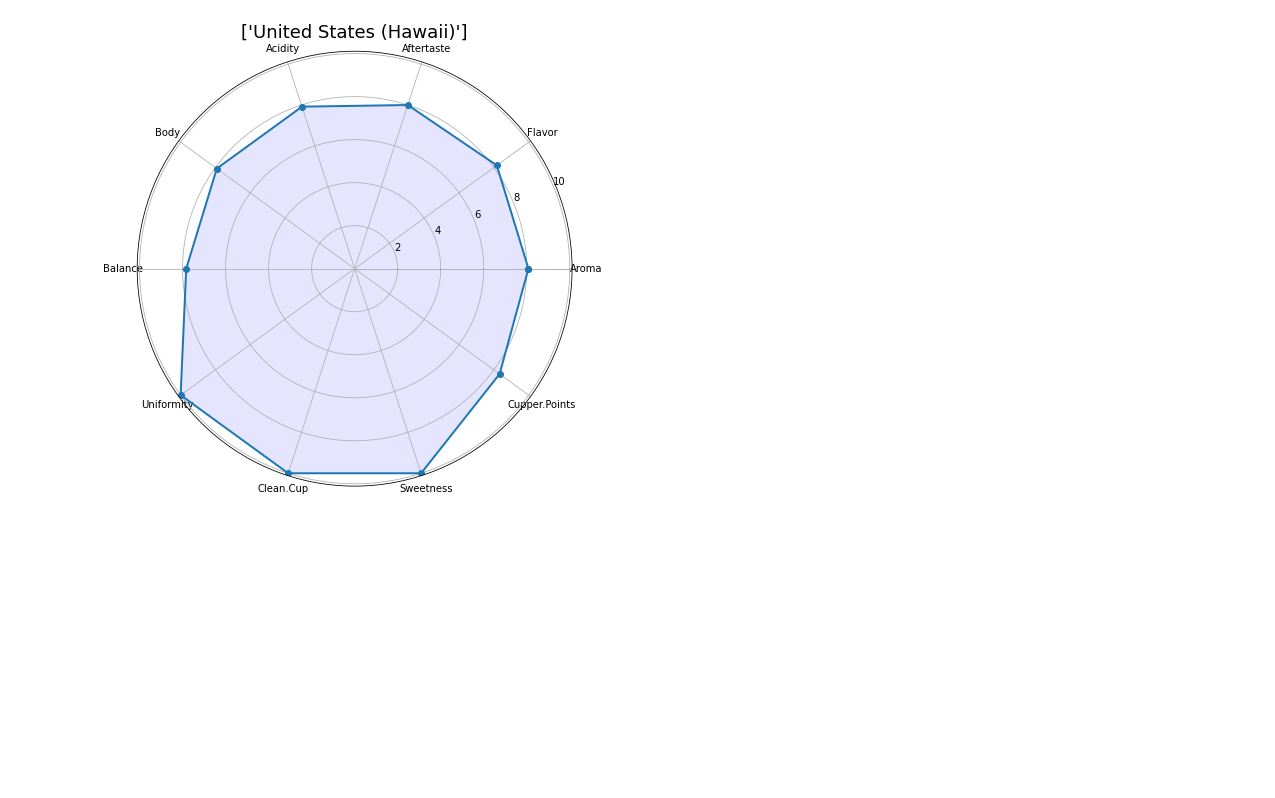
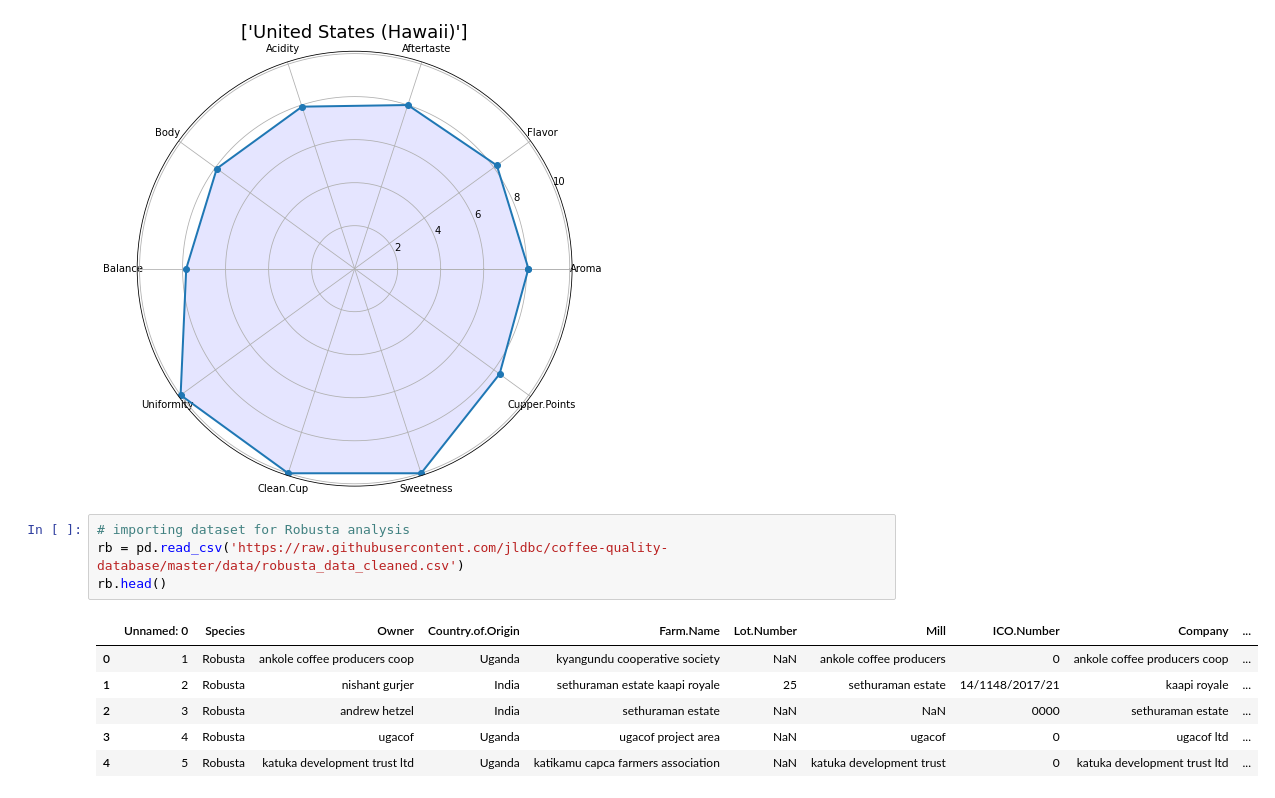
Before and after one commit to caevalareti/data-science-projects, a Jupyter notebook: coffee_quality_analysis.ipynb, the cells around one changed output. Cells and saved outputs as stored; diff of their text form; blank space fills up the shorter version.

```diff
--- a/coffee_quality_analysis.ipynb
+++ b/coffee_quality_analysis.ipynb
@@ -299,3 +299,14 @@ ax.set_title([df.loc[37,"Country.of.Origin"]], y=1, fontdict={'fontsize': 18})
 ax.grid(True)
 # %% [output]
 [figure]
+# %%
+# importing dataset for Robusta analysis
+rb = pd.read_csv('https://raw.githubusercontent.com/jldbc/coffee-quality-database/master/data/robusta_data_cleaned.csv')
+rb.head()
+# %% [output]
+|  | Unnamed: 0 | Species | Owner | Country.of.Origin | Farm.Name | Lot.Number | Mill | ICO.Number | Company | ... |
+| 0 | 1 | Robusta | ankole coffee producers coop | Uganda | kyangundu cooperative society | NaN | ankole coffee producers | 0 | ankole coffee producers coop | ... |
+| 1 | 2 | Robusta | nishant gurjer | India | sethuraman estate kaapi royale | 25 | sethuraman estate | 14/1148/2017/21 | kaapi royale | ... |
+| 2 | 3 | Robusta | andrew hetzel | India | sethuraman estate | NaN | NaN | 0000 | sethuraman estate | ... |
+| 3 | 4 | Robusta | ugacof | Uganda | ugacof project area | NaN | ugacof | 0 | ugacof ltd | ... |
+| 4 | 5 | Robusta | katuka development trust ltd | Uganda | katikamu capca farmers association | NaN | katuka development trust | 0 | katuka development trust ltd | ... |
```
Also changed, not shown: parts of 15 cells of this notebook.
